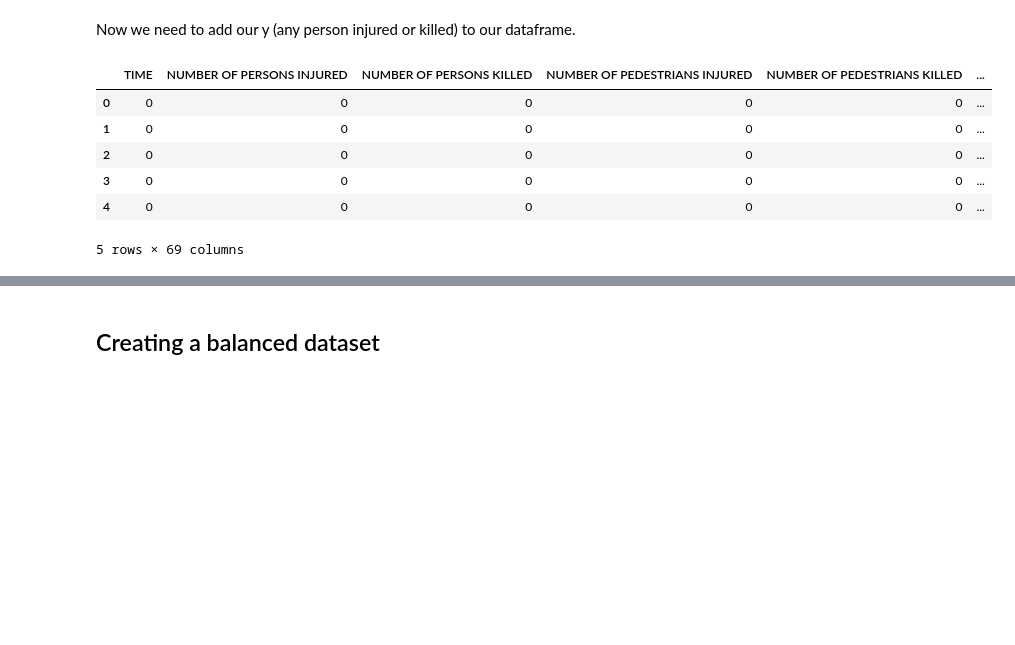
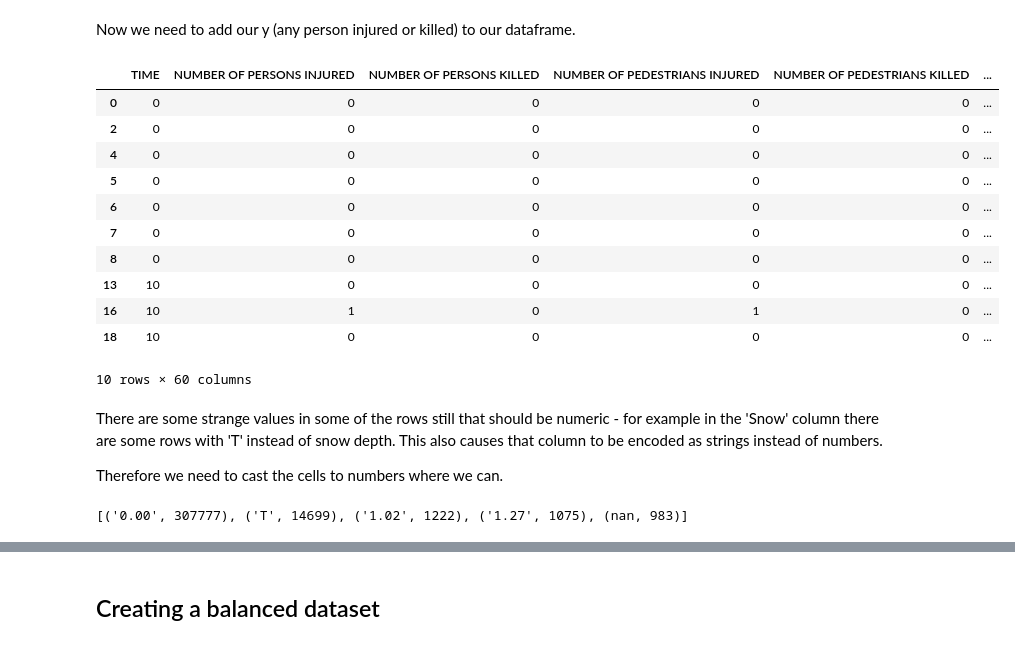
Before and after one commit to ShawnHouCHN/Social-Data-Analysis-Visualisation, a Jupyter notebook: Arnor/final_project_arnor/NYPD_ML_modelling.ipynb, the cells around one changed output, grey strips where cells are left out. Cells and saved outputs as stored; diff of their text form; code cells hidden in the pictures; blank space fills up the shorter version.

```diff
--- a/Arnor/final_project_arnor/NYPD_ML_modelling.ipynb
+++ b/Arnor/final_project_arnor/NYPD_ML_modelling.ipynb
@@ -250,0 +286,3 @@ df.head()
+# %%
+df_CNT_dummies = pd.get_dummies(df['CONTRIBUTING FACTOR VEHICLE 1'])
+df_CNT_dummies.head()
@@ -250,0 +296,3 @@ df.head()
+# %%
+df = df.join(df_CNT_dummies)
+df.head()
@@ -294,22 +350,39 @@ df_ml.head(10)
 Now we need to add our y (any person injured or killed) to our dataframe.
 # %%
 df_ml['Y'] = np.zeros(df.shape[0])
-# %%
-def fill_Y(row):
-
-    if np.any(row[1:9] > 0):
-        return 1
-    else:
-        return 0
+# %%
+def fill_Y(row):
+
+    if np.any(row[['NUMBER OF PERSONS INJURED',
+       'NUMBER OF PERSONS KILLED', 'NUMBER OF PEDESTRIANS INJURED',
+       'NUMBER OF PEDESTRIANS KILLED', 'NUMBER OF CYCLIST INJURED',
+       'NUMBER OF CYCLIST KILLED', 'NUMBER OF MOTORIST INJURED',
+       'NUMBER OF MOTORIST KILLED']] > 0):
+        return 1
+    else:
+        return 0
 # %%
 df_ml['Y'] = df_ml.apply(lambda x: fill_Y(x), axis=1)
 # %%
-df_ml.head()
+df_ml.head(10)
 # %% [output]
 |  | TIME | NUMBER OF PERSONS INJURED | NUMBER OF PERSONS KILLED | NUMBER OF PEDESTRIANS INJURED | NUMBER OF PEDESTRIANS KILLED | ... |
 | 0 | 0 | 0 | 0 | 0 | 0 | ... |
-| 1 | 0 | 0 | 0 | 0 | 0 | ... |
 | 2 | 0 | 0 | 0 | 0 | 0 | ... |
-| 3 | 0 | 0 | 0 | 0 | 0 | ... |
 | 4 | 0 | 0 | 0 | 0 | 0 | ... |
+| 5 | 0 | 0 | 0 | 0 | 0 | ... |
+| 6 | 0 | 0 | 0 | 0 | 0 | ... |
+| 7 | 0 | 0 | 0 | 0 | 0 | ... |
+| 8 | 0 | 0 | 0 | 0 | 0 | ... |
+| 13 | 10 | 0 | 0 | 0 | 0 | ... |
+| 16 | 10 | 1 | 0 | 1 | 0 | ... |
+| 18 | 10 | 0 | 0 | 0 | 0 | ... |
-5 rows × 69 columns
+10 rows × 60 columns
+# %% [markdown]
+There are some strange values in some of the rows still that should be numeric - for example in the 'Snow' column there are some rows with 'T' instead of snow depth. This also causes that column to be encoded as strings instead of numbers.
+
+Therefore we need to cast the cells to numbers where we can.
+# %%
+Counter(df_ml['Snow']).most_common(5)
+# %% [output]
+[('0.00', 307777), ('T', 14699), ('1.02', 1222), ('1.27', 1075), (nan, 983)]
```
Also changed, not shown: parts of 52 cells of this notebook.
